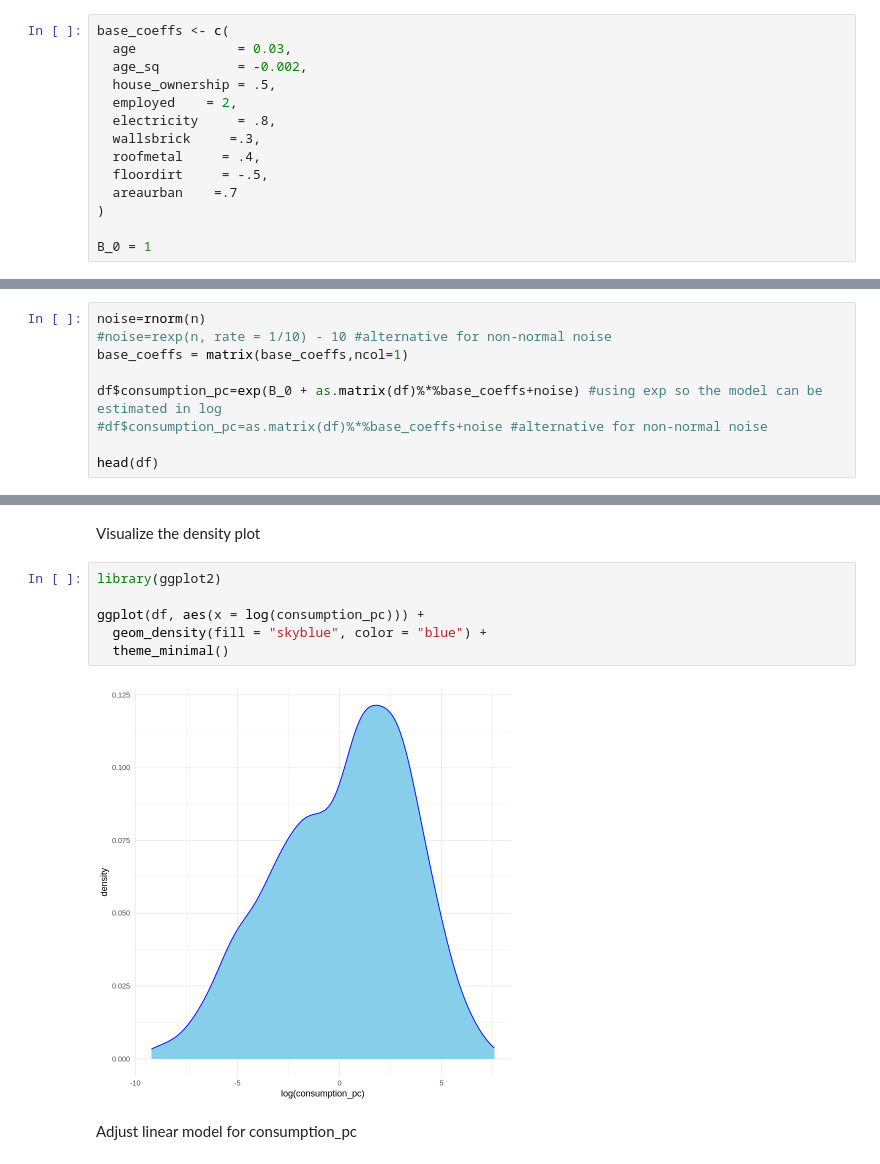
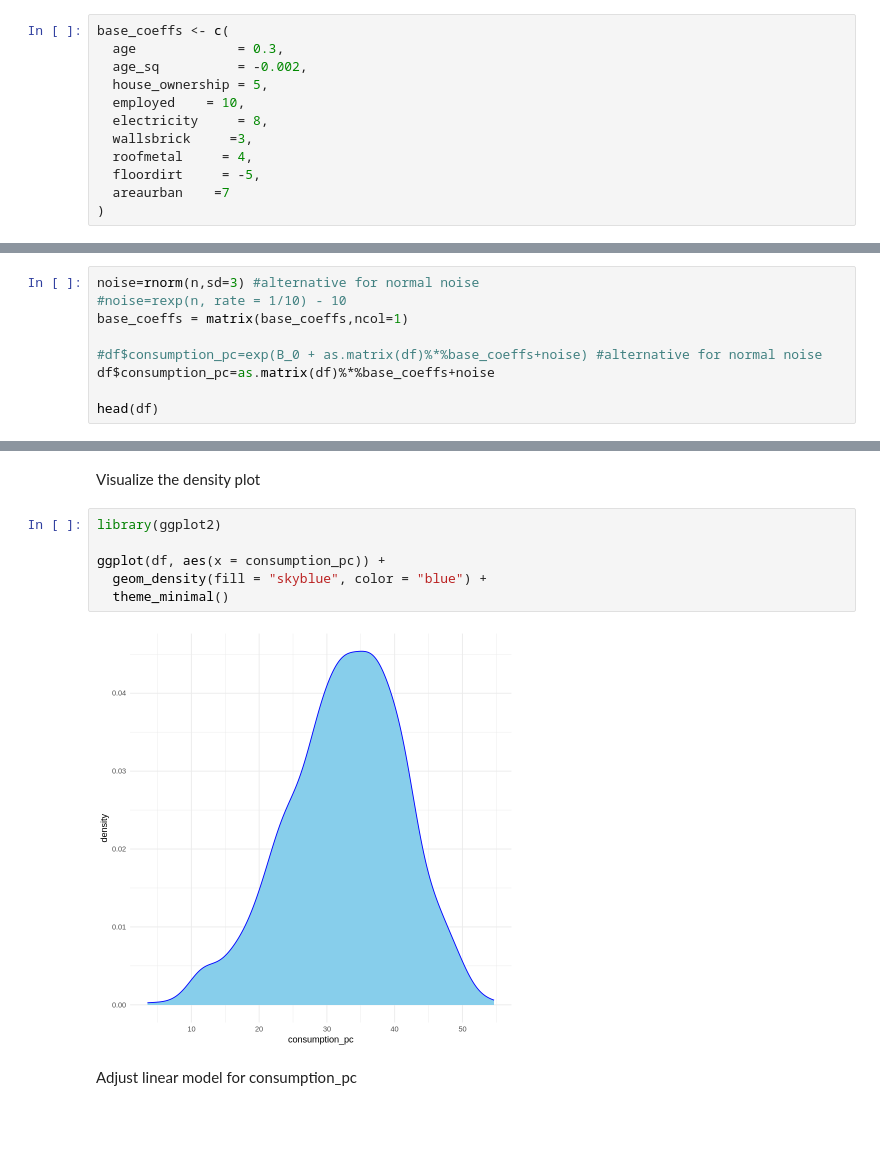
Before and after one commit to jefernandezec/s2s, a Jupyter notebook: S2S.ipynb, the cells around one changed output, grey strips where cells are left out. Cells and saved outputs as stored; diff of their text form; blank space fills up the shorter version.

```diff
--- a/S2S.ipynb
+++ b/S2S.ipynb
@@ -28,27 +28,25 @@ df <- data.frame(
 Define "actual" coefficients
 # %%
 base_coeffs <- c(
-  age             = 0.03,
+  age             = 0.3,
   age_sq          = -0.002,
-  house_ownership = .5,
-  employed    = 2,
-  electricity     = .8,
-  wallsbrick     =.3,
-  roofmetal     = .4,
-  floordirt     = -.5,
-  areaurban    =.7
+  house_ownership = 5,
+  employed    = 10,
+  electricity     = 8,
+  wallsbrick     =3,
+  roofmetal     = 4,
+  floordirt     = -5,
+  areaurban    =7
 )
-
-B_0 = 1
 # %% [markdown]
 Simulate normal random noise and create per capita consumption
 # %%
-noise=rnorm(n)
-#noise=rexp(n, rate = 1/10) - 10 #alternative for non-normal noise
+noise=rnorm(n,sd=3) #alternative for normal noise
+#noise=rexp(n, rate = 1/10) - 10
 base_coeffs = matrix(base_coeffs,ncol=1)
 
-df$consumption_pc=exp(B_0 + as.matrix(df)%*%base_coeffs+noise) #using exp so the model can be estimated in log
-#df$consumption_pc=as.matrix(df)%*%base_coeffs+noise #alternative for non-normal noise
+#df$consumption_pc=exp(B_0 + as.matrix(df)%*%base_coeffs+noise) #alternative for normal noise
+df$consumption_pc=as.matrix(df)%*%base_coeffs+noise
 
 head(df)
 # %% [output]
@@ -66,11 +64,11 @@ Visualize the density plot
 # %%
 library(ggplot2)
 
-ggplot(df, aes(x = log(consumption_pc))) +
+ggplot(df, aes(x = consumption_pc)) +
   geom_density(fill = "skyblue", color = "blue") +
   theme_minimal()
 # %% [output]
-[figure, old version]
+[figure, new version]
 # %% [markdown]
 Adjust linear model for consumption_pc
 # %%
```
Also changed, not shown: parts of 3 cells of this notebook.
